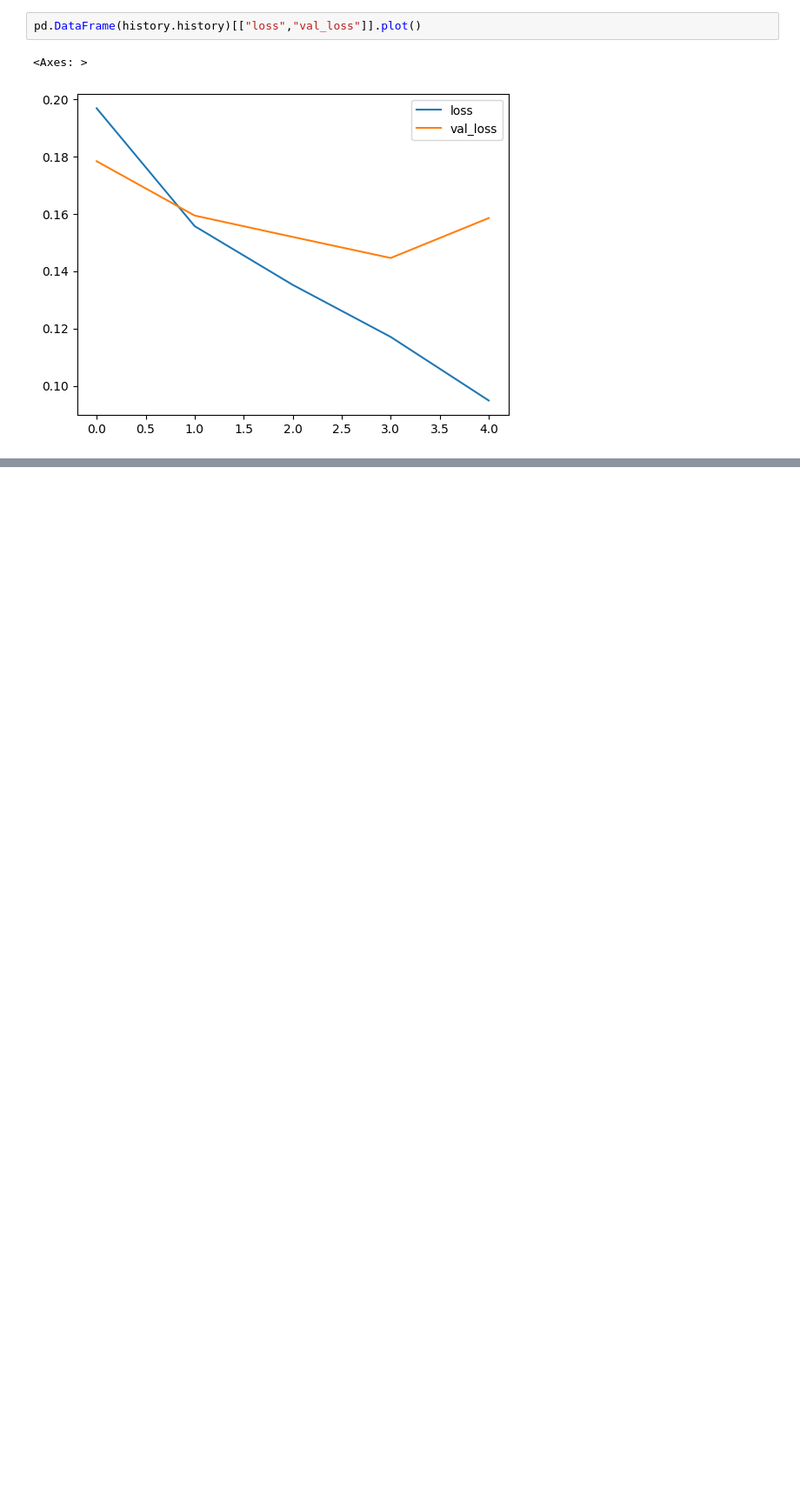
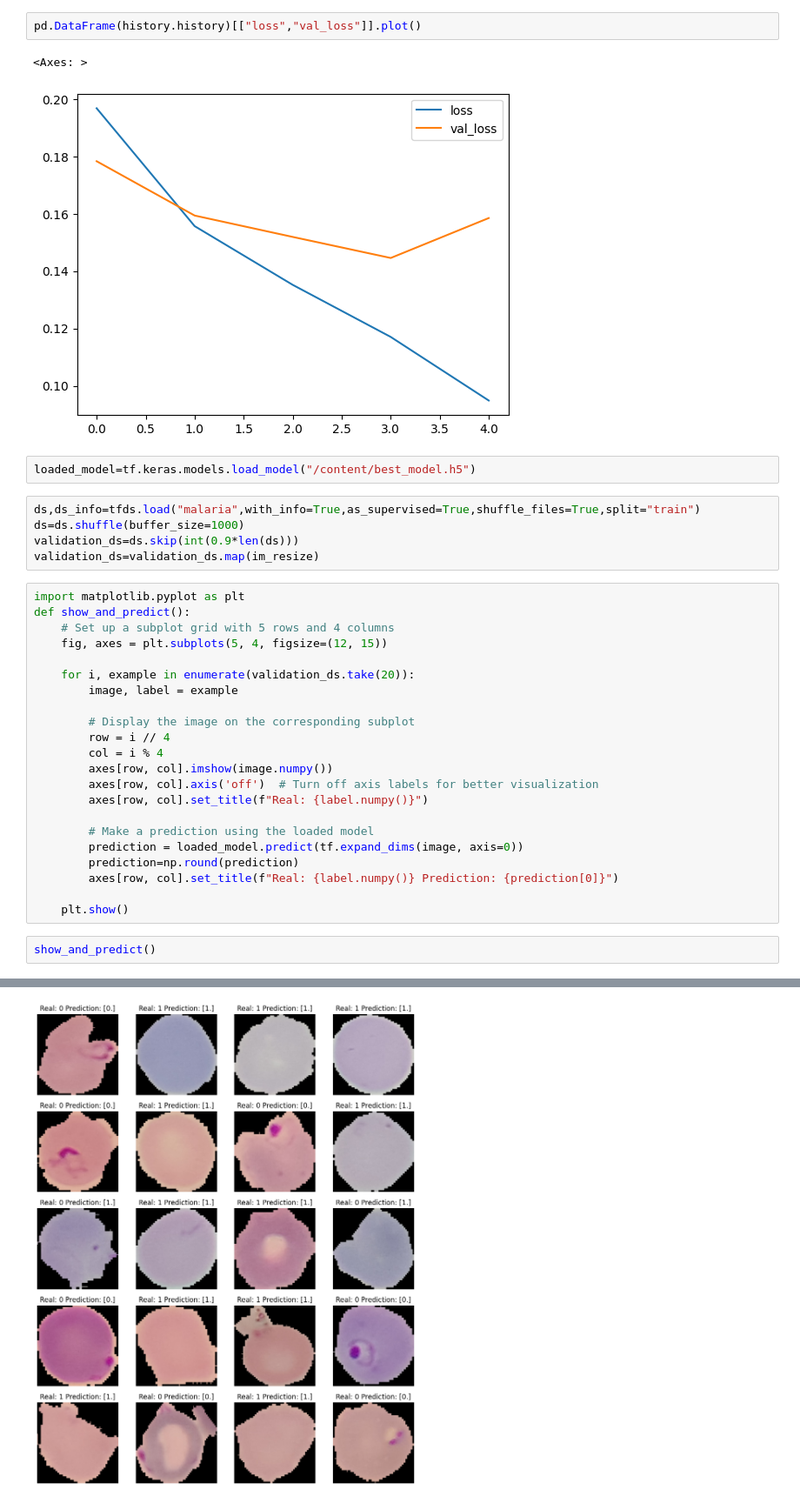
Before and after one commit to koksal100/Deep-Learning, a Jupyter notebook: Detecting_Malaria_Using_CNN.ipynb, the cells around one changed output, grey strips where cells are left out. Shown at 87% size. Saved outputs shown, nothing was run; the diff lists cells and outputs as text; blank space fills up the shorter version.

```diff
--- a/Detecting_Malaria_Using_CNN.ipynb
+++ b/Detecting_Malaria_Using_CNN.ipynb
@@ -182,3 +182,35 @@ pd.DataFrame(history.history)[["loss","val_loss"]].plot()
 # %% [output]
 <Axes: >
 [figure]
+# %%
+loaded_model=tf.keras.models.load_model("/content/best_model.h5")
+# %%
+ds,ds_info=tfds.load("malaria",with_info=True,as_supervised=True,shuffle_files=True,split="train")
+ds=ds.shuffle(buffer_size=1000)
+validation_ds=ds.skip(int(0.9*len(ds)))
+validation_ds=validation_ds.map(im_resize)
+# %%
+import matplotlib.pyplot as plt
+def show_and_predict():
+    # Set up a subplot grid with 5 rows and 4 columns
+    fig, axes = plt.subplots(5, 4, figsize=(12, 15))
+
+    for i, example in enumerate(validation_ds.take(20)):
+        image, label = example
+
+        # Display the image on the corresponding subplot
+        row = i // 4
+        col = i % 4
+        axes[row, col].imshow(image.numpy())
+        axes[row, col].axis('off')  # Turn off axis labels for better visualization
+        axes[row, col].set_title(f"Real: {label.numpy()}")
+
+        # Make a prediction using the loaded model
+        prediction = loaded_model.predict(tf.expand_dims(image, axis=0))
+        prediction=np.round(prediction)
+        axes[row, col].set_title(f"Real: {label.numpy()} Prediction: {prediction[0]}")
+
+    plt.show()
+# %%
+show_and_predict()
+# %% [output]
@@ -184,0 +237 @@ pd.DataFrame(history.history)[["loss","val_loss"]].plot()
+[figure, added]
```
Also changed, not shown: parts of 4 cells of this notebook.
